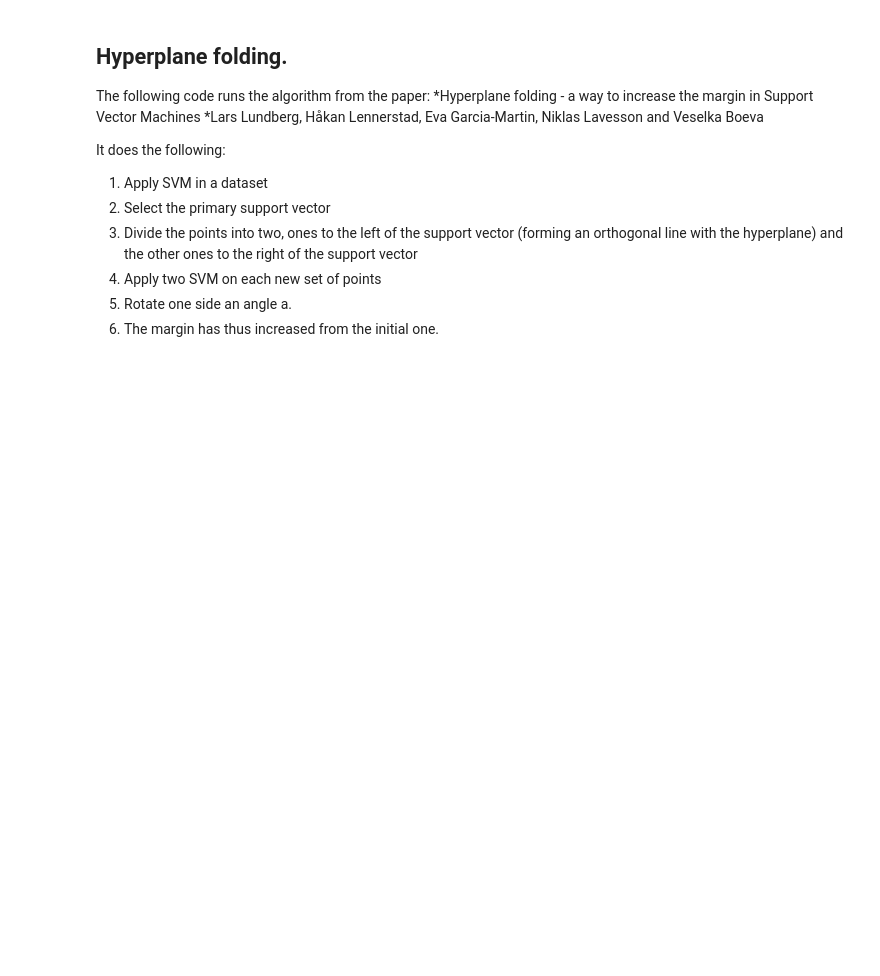
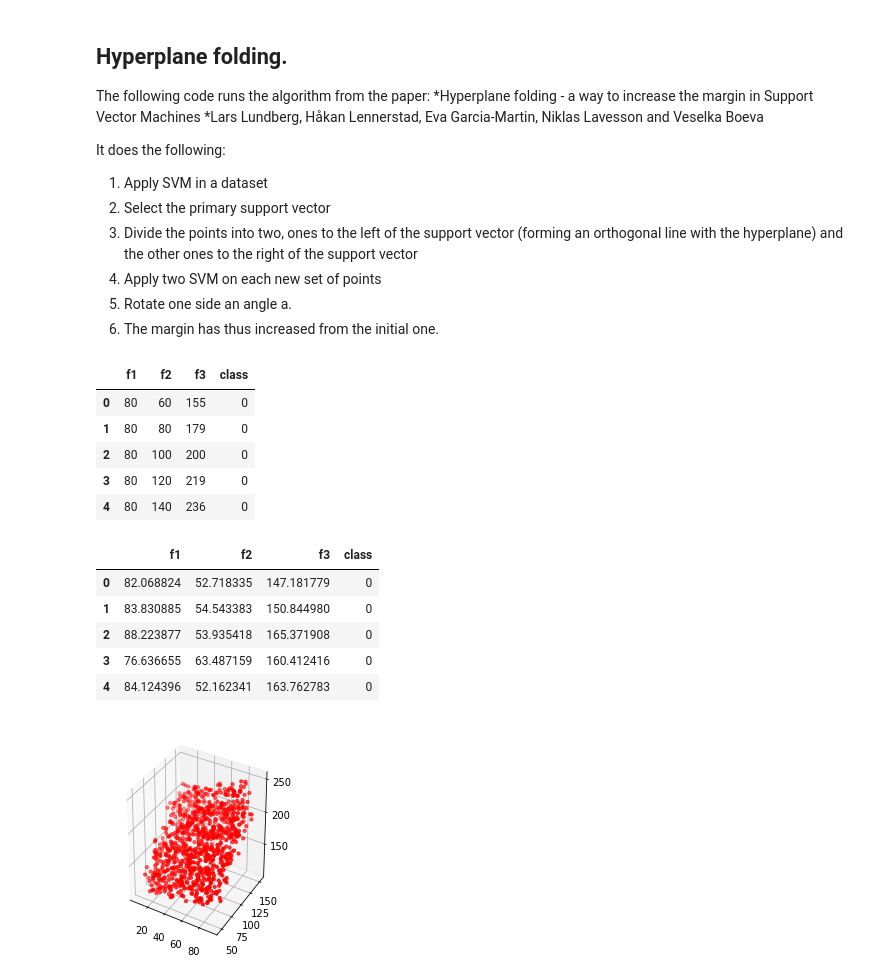
Before and after one commit to egarciamartin/svm_hyperplane_folding, a Jupyter notebook: code/3D/SVM_3D.ipynb, the cells around one changed output. Saved outputs shown, nothing was run; the diff lists cells and outputs as text; code cells hidden in the pictures; blank space fills up the shorter version.

```diff
--- a/code/3D/SVM_3D.ipynb
+++ b/code/3D/SVM_3D.ipynb
@@ -638,3 +670,67 @@ def get_nSV_3D(dataset):
     clf = get_clf()
     clf.fit(X, Y)
     return len(clf.support_vectors_)
+# %%
+"""
+Generate a test set by taking every point in the training set and for each of these 40 points
+generate 25 new points that are randomly placed in a sphere with radius 15 from the initial point.
+Each new point has the same class as the original point.
+This will give us a test set with 1000 points - 500 "-" points and 500 "+" points.t
+"""
+
+def sample_spherical(center,radius,npoints):
+    n=0
+    xl = []
+    yl = []
+    zl = []
+    while (n<npoints):
+        x = np.random.uniform(-radius, radius)
+        y = np.random.uniform(-radius, radius)
+        z = np.random.uniform(-radius, radius)
+        while (sqrt((x*x)+(y*y)+(z*z)) > radius):
+            x = np.random.uniform(-radius, radius)
+            y = np.random.uniform(-radius, radius)
+            z = np.random.uniform(-radius, radius)
+#         print(n)
+#         print(x,y,z)
+        xl.append(x + center[0])
+        yl.append(y + center[1])
+        zl.append(z + center[2])
+        n+=1
+    return xl,yl,zl
+
+
+radius = 15
+npoints= 25
+
+training_set = load_dataset('bmi.csv')
+display(training_set.head())
+test_set = {'f1':[], 'f2': [], 'f3':[], 'class':[]}
+
+for index, row in training_set.iterrows():
+    x,y,z = sample_spherical(center=[row['f1'],row['f2'],row['f3']], radius=radius, npoints=npoints)
+    test_set['f1'].extend(x)
+    test_set['f2'].extend(y)
+    test_set['f3'].extend(z)
+    cl = [row['class']]*npoints
+    test_set['class'].extend(cl)
+
+fig, ax = plt.subplots(1, 1, subplot_kw={'projection':'3d', 'aspect':'equal'})
+ax.scatter(test_set['f1'], test_set['f2'], test_set['f3'], s=10, c='r', zorder=10)
+test_set_df = pd.DataFrame.from_dict(test_set)
+display(test_set_df.head())
+test_set_df.to_csv('../../datasets/test_bmi.csv', index=False)
+# %% [output]
+|  | f1 | f2 | f3 | class |
+| 0 | 80 | 60 | 155 | 0 |
+| 1 | 80 | 80 | 179 | 0 |
+| 2 | 80 | 100 | 200 | 0 |
+| 3 | 80 | 120 | 219 | 0 |
+| 4 | 80 | 140 | 236 | 0 |
+|  | f1 | f2 | f3 | class |
+| 0 | 82.068824 | 52.718335 | 147.181779 | 0 |
+| 1 | 83.830885 | 54.543383 | 150.844980 | 0 |
+| 2 | 88.223877 | 53.935418 | 165.371908 | 0 |
+| 3 | 76.636655 | 63.487159 | 160.412416 | 0 |
+| 4 | 84.124396 | 52.162341 | 163.762783 | 0 |
+[figure, added]
```
Also changed, not shown: parts of 8 cells of this notebook, 2 other files.
